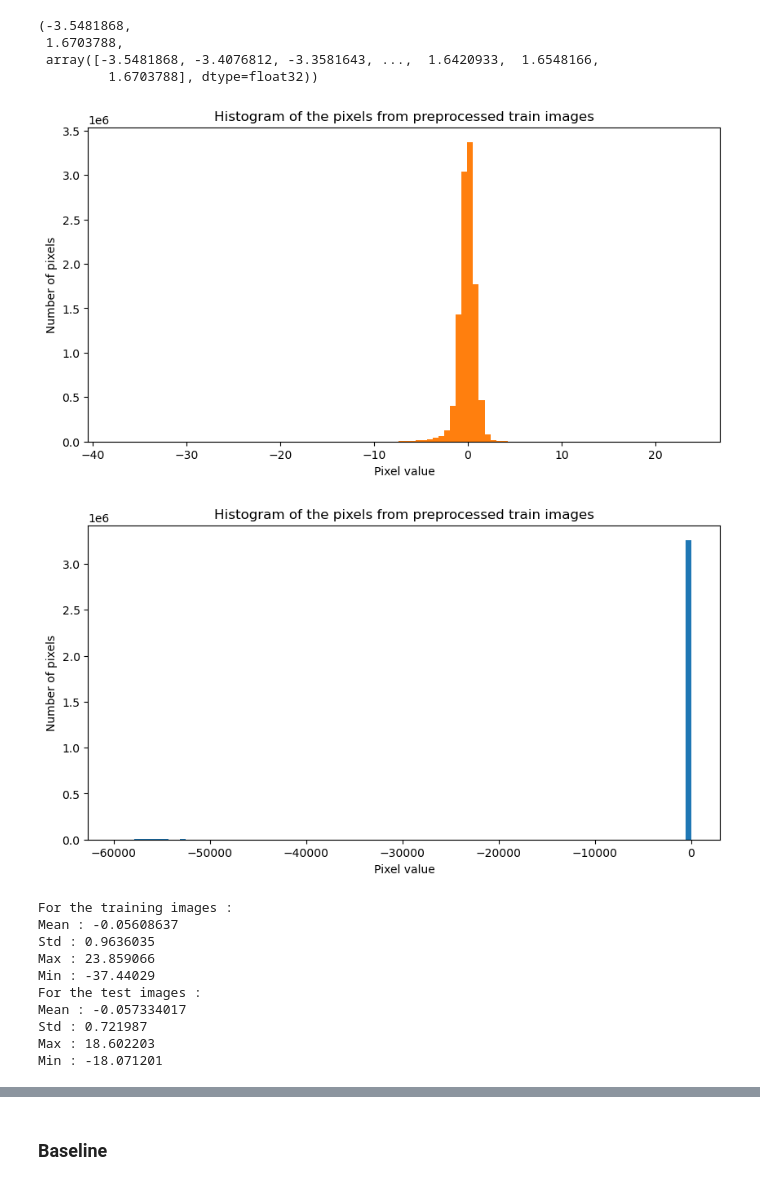
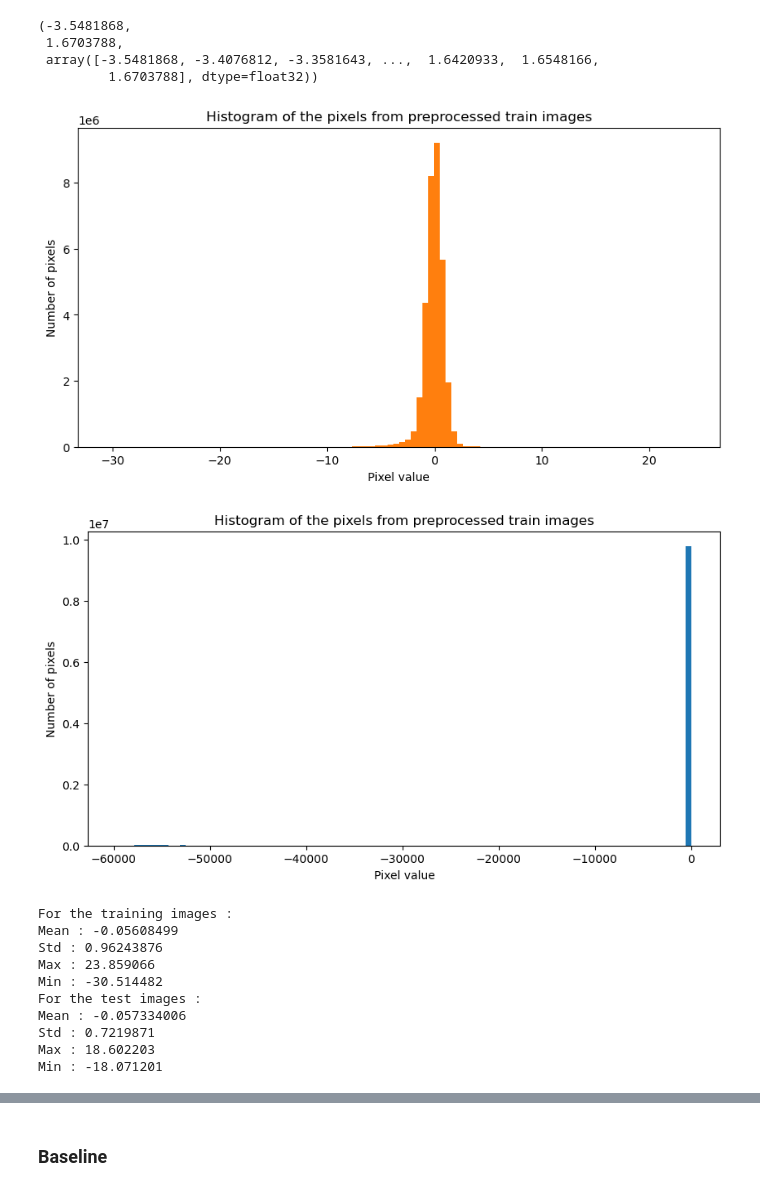
Before and after one commit to HipPilchen/ENS-data-challenge-CorroSeg, a Jupyter notebook: data_analysis.ipynb, the cells around one changed output, grey strips where cells are left out. Saved outputs shown, nothing was run; the diff lists cells and outputs as text; code cells hidden in the pictures.

```diff
--- a/data_analysis.ipynb
+++ b/data_analysis.ipynb
@@ -399,44 +399,44 @@ plt.hist(flat_imgs [flat_imgs  > -100] , bins=100)
 plt.title('Histogram of the pixels from preprocessed train images')
 plt.xlabel('Pixel value')
 plt.ylabel('Number of pixels')
 plt.hist(flat_imgs, bins=100)
 plt.show()
 
 imgs_test = []
-for img,  well in test_dataloader:
+for img,  mask, well in test_dataloader:
     imgs_test.append(img)
 flat_imgs_test = np.array(imgs_test).flatten()
 
 plt.figure(figsize=(10, 5))
 plt.title('Histogram of the pixels from preprocessed train images')
 plt.xlabel('Pixel value')
 plt.ylabel('Number of pixels')
 plt.hist(flat_imgs_test, bins=100)
 plt.show()
 
 
 print('For the training images :')
 print('Mean :',np.mean(flat_imgs))
 print('Std :',np.std(flat_imgs))
 print('Max :',np.max(flat_imgs))
 print('Min :',np.min(flat_imgs))
 
 print('For the test images :')
 print('Mean :',np.mean(flat_imgs_test[flat_imgs_test > -100]))
 print('Std :',np.std(flat_imgs_test[flat_imgs_test > -100]))
 print('Max :',np.max(flat_imgs_test[flat_imgs_test > -100]))
 print('Min :',np.min(flat_imgs_test[flat_imgs_test > -100]))
 # %% [output]
-[figure, old version]
+[figure, new version]
-[figure, old version]
+[figure, new version]
 For the training images :
-Mean : -0.05608637
-Std : 0.9636035
+Mean : -0.05608499
+Std : 0.96243876
 Max : 23.859066
-Min : -37.44029
+Min : -30.514482
 For the test images :
-Mean : -0.057334017
-Std : 0.721987
+Mean : -0.057334006
+Std : 0.7219871
 Max : 18.602203
 Min : -18.071201
 # %%
```
Also changed, not shown: parts of 1 cell of this notebook, 2 other files.
